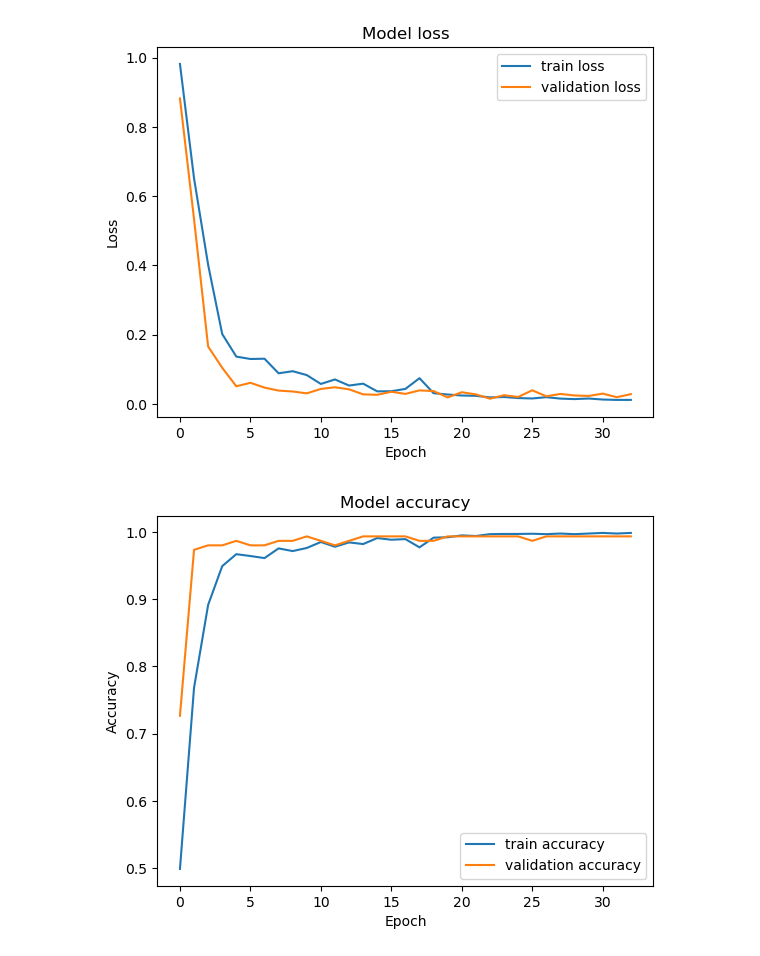
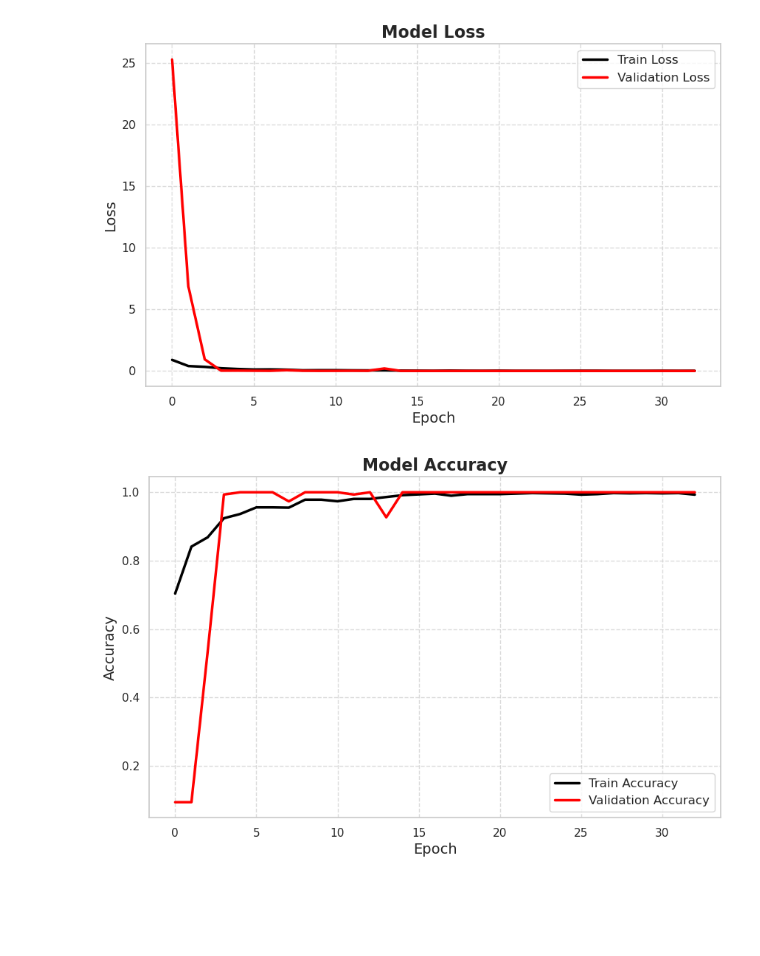
Before and after one commit to slavajda02/MLF-Project, a Jupyter notebook: testing.ipynb, the cells around one changed output. Saved outputs shown, nothing was run; the diff lists cells and outputs as text; code cells hidden in the pictures; blank space fills up the shorter version.

```diff
--- a/testing.ipynb
+++ b/testing.ipynb
@@ -229,16 +310,19 @@ Testing input: (120, 72, 48, 1)
 #Convolutional Neural Network
 model = Sequential([
     InputLayer(input_shape=(72, 48, 1)),
-    Conv2D(16, (4, 2), activation='relu'),
+    Conv2D(32, (4, 3), activation='relu', padding='same'),
+    BatchNormalization(),
     MaxPooling2D((2, 2)),
 
-    Conv2D(32, (4, 2), activation='relu'),
+    Conv2D(64, (4, 3), activation='relu', padding='same'),
+    BatchNormalization(),
     MaxPooling2D((2, 2)),
+
     Flatten(),
 
-    Dense(128, activation='relu'),
     Dense(64, activation='relu'),
-    Dropout(0.2),
+    Dropout(0.3),
+    Dense(32, activation='relu'),
 
     Dense(3, activation='softmax'),
 ])
@@ -256,11 +340,11 @@ model = Sequential([
 #     Dense(len(all_classes), activation='softmax'),
 # ])
 
-batch_size = 8
+batch_size = 6
 n_of_epochs = 100
 lr_reducer = ReduceLROnPlateau(monitor='val_loss', factor=0.5, patience=4, min_lr=1e-6, verbose=1)
-early_stopping = EarlyStopping(monitor='val_loss', patience=10, restore_best_weights=True, verbose=1)
-optim = Adam(learning_rate=0.001)
+early_stopping = EarlyStopping(monitor='val_loss', patience=5, restore_best_weights=True, verbose=1)
+optim = Adamax(learning_rate=0.001)
 
 model.compile(optimizer=optim, loss='categorical_crossentropy', metrics=['accuracy'])
 model.summary()
@@ -326,22 +410,31 @@ Epoch 33/100
 Epoch 33: early stopping
-# %%
-# Plot the training loss
-plt.plot(history.history['loss'], label='train loss')
-plt.plot(history.history['val_loss'], label='validation loss')
-plt.title('Model loss')
-plt.ylabel('Loss')
-plt.xlabel('Epoch')
-plt.legend()
-plt.show()
-
-# Plot the training accuracy
-plt.plot(history.history['accuracy'], label='train accuracy')
-plt.plot(history.history['val_accuracy'], label='validation accuracy')
-plt.title('Model accuracy')
-plt.ylabel('Accuracy')
-plt.xlabel('Epoch')
-plt.legend()
-plt.show()
-# %% [output]
-[figure, removed]
-[figure, removed]
+# %%
+# Set Seaborn style and color palette
+sns.set_theme(style="whitegrid", palette="bright")
+
+# Plot the training loss
+plt.figure(figsize=(10, 6))
+sns.lineplot(x=range(len(history.history['loss'])), y=history.history['loss'], label='Train Loss', linewidth=2.5, color="black")
+sns.lineplot(x=range(len(history.history['val_loss'])), y=history.history['val_loss'], label='Validation Loss', linewidth=2.5, color="red")
+plt.title('Model Loss', fontsize=16, fontweight='bold')
+plt.ylabel('Loss', fontsize=14)
+plt.xlabel('Epoch', fontsize=14)
+plt.legend(fontsize=12)
+plt.grid(True, linestyle='--', alpha=0.7)
+plt.savefig('outputs/model_loss.png', dpi=300, bbox_inches='tight')
+plt.show()
+
+# Plot the training accuracy
+plt.figure(figsize=(10, 6))
+sns.lineplot(x=range(len(history.history['accuracy'])), y=history.history['accuracy'], label='Train Accuracy', linewidth=2.5, color="black")
+sns.lineplot(x=range(len(history.history['val_accuracy'])), y=history.history['val_accuracy'], label='Validation Accuracy', linewidth=2.5, color="red")
+plt.title('Model Accuracy', fontsize=16, fontweight='bold')
+plt.ylabel('Accuracy', fontsize=14)
+plt.xlabel('Epoch', fontsize=14)
+plt.legend(fontsize=12)
+plt.grid(True, linestyle='--', alpha=0.7)
+plt.savefig('outputs/model_accuracy.png', dpi=300, bbox_inches='tight')
+plt.show()
+# %% [output]
+[figure, added]
+[figure, added]
```
Also changed, not shown: parts of 10 cells of this notebook, 10 other files.
